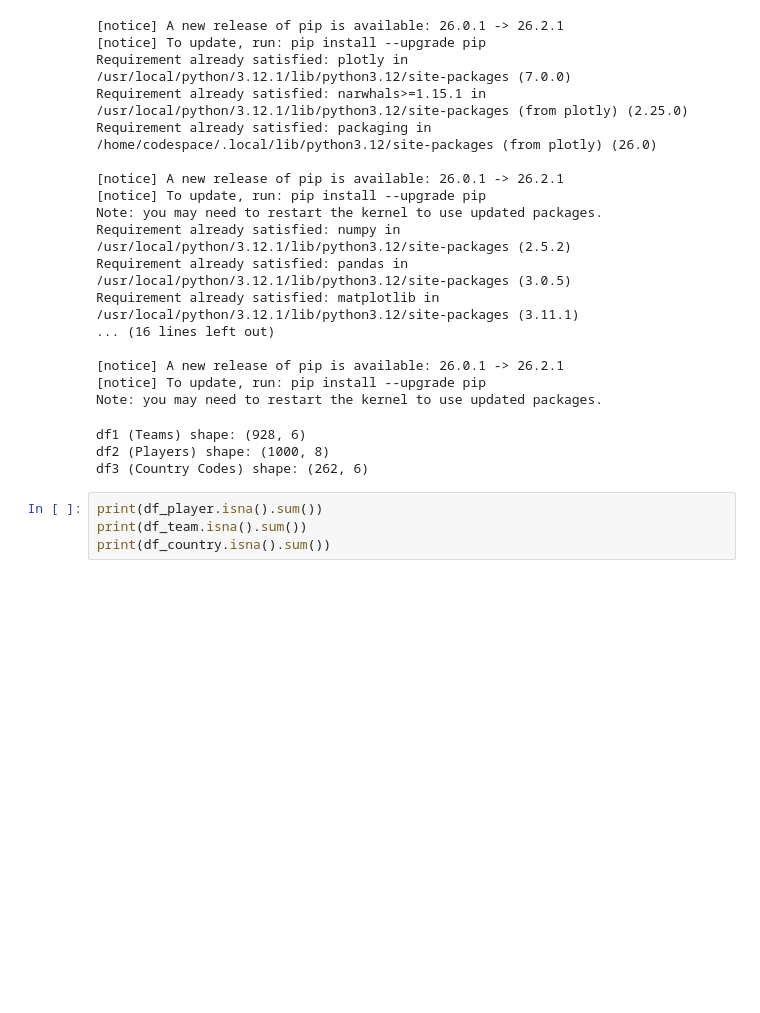
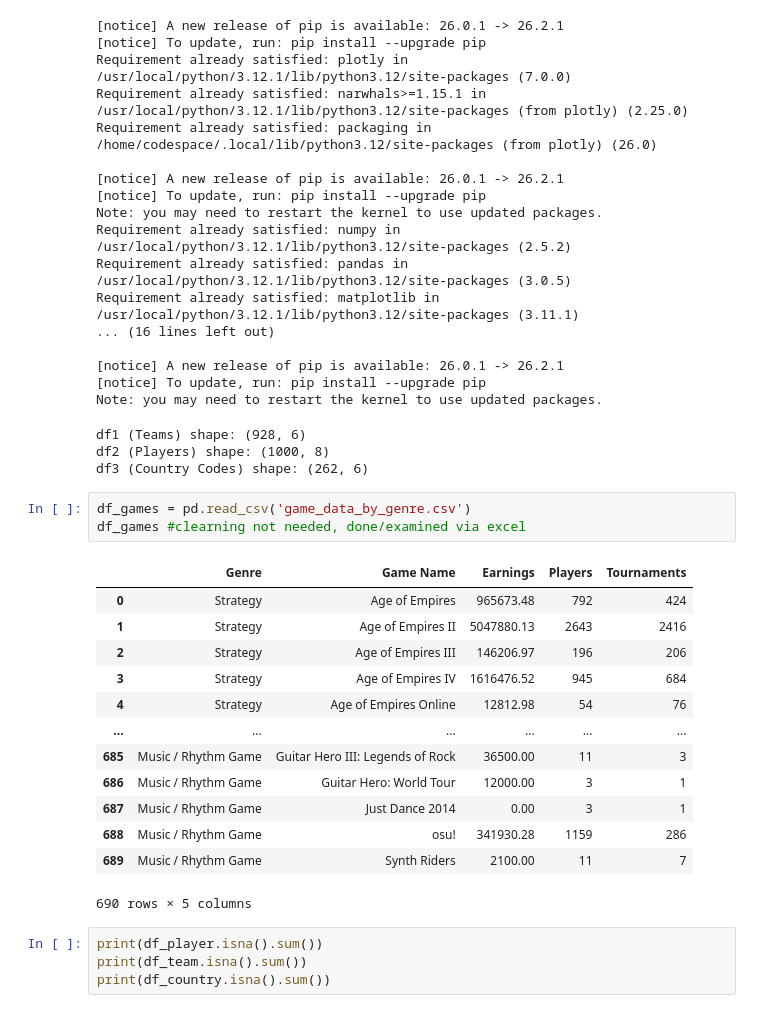
Before and after one commit to rama/esports-earnings-analysis, a Jupyter notebook: Esport_test.ipynb, the cells around one changed output. Saved outputs shown, nothing was run; the diff lists cells and outputs as text; blank space fills up the shorter version.

Commit message:
added new csv (game_data_by_genre.csv) and Adjusted 4 charts to use new csv

```diff
--- a/Esport_test.ipynb
+++ b/Esport_test.ipynb
@@ -55,6 +55,23 @@ Note: you may need to restart the kernel to use updated packages.
 df1 (Teams) shape: (928, 6)
 df2 (Players) shape: (1000, 8)
 df3 (Country Codes) shape: (262, 6)
+# %%
+df_games = pd.read_csv('game_data_by_genre.csv')
+df_games #clearning not needed, done/examined via excel
+# %% [output]
+|  | Genre | Game Name | Earnings | Players | Tournaments |
+| 0 | Strategy | Age of Empires | 965673.48 | 792 | 424 |
+| 1 | Strategy | Age of Empires II | 5047880.13 | 2643 | 2416 |
+| 2 | Strategy | Age of Empires III | 146206.97 | 196 | 206 |
+| 3 | Strategy | Age of Empires IV | 1616476.52 | 945 | 684 |
+| 4 | Strategy | Age of Empires Online | 12812.98 | 54 | 76 |
+| ... | ... | ... | ... | ... | ... |
+| 685 | Music / Rhythm Game | Guitar Hero III: Legends of Rock | 36500.00 | 11 | 3 |
+| 686 | Music / Rhythm Game | Guitar Hero: World Tour | 12000.00 | 3 | 1 |
+| 687 | Music / Rhythm Game | Just Dance 2014 | 0.00 | 3 | 1 |
+| 688 | Music / Rhythm Game | osu! | 341930.28 | 1159 | 286 |
+| 689 | Music / Rhythm Game | Synth Riders | 2100.00 | 11 | 7 |
+690 rows × 5 columns
 # %%
 print(df_player.isna().sum())
 print(df_team.isna().sum())
```
Also changed, not shown: parts of 4 cells of this notebook, 1 other file.
